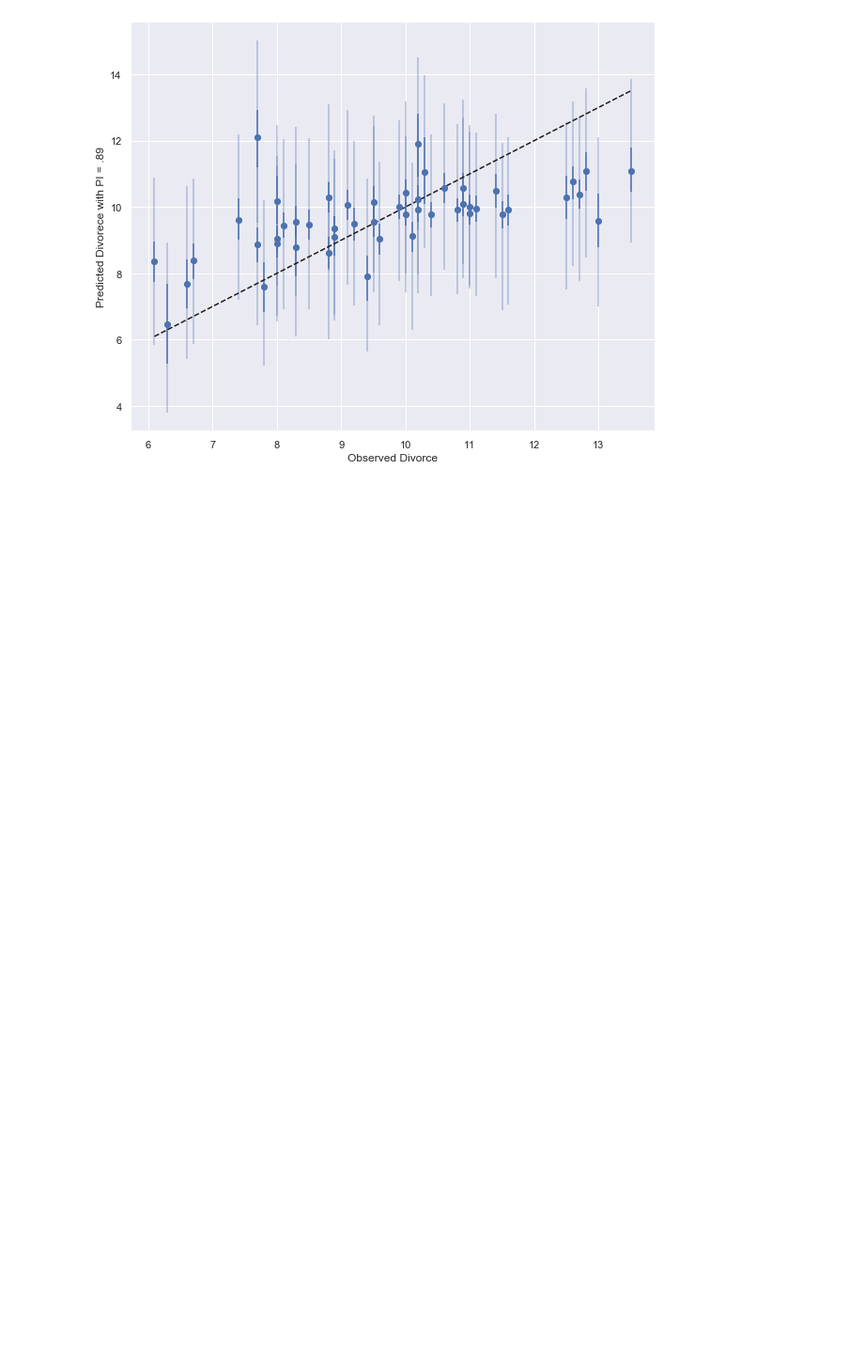
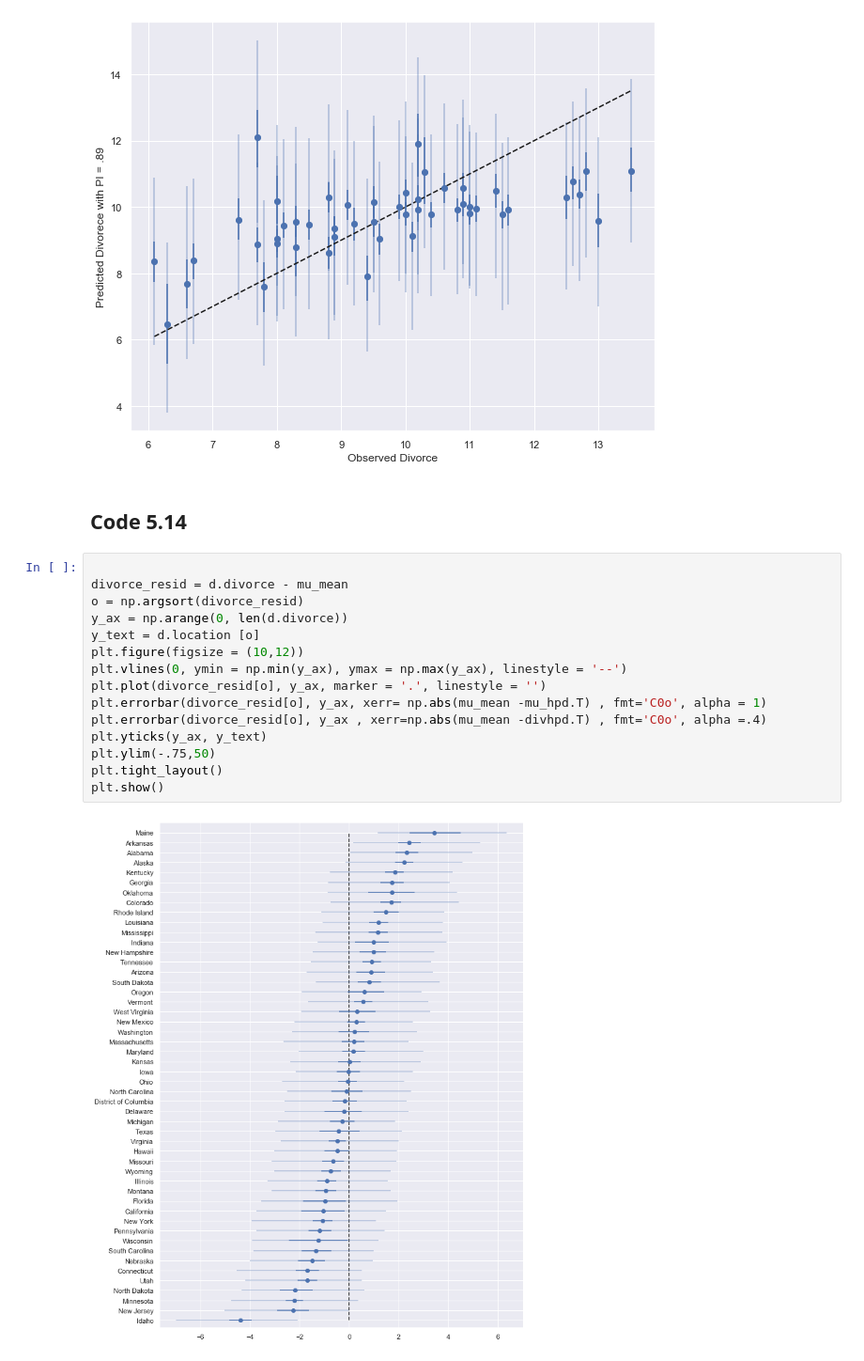
Before and after one commit to jkelley7/stat_rethinking, a Jupyter notebook: Chapter_5.ipynb, the cells around one changed output. Shown at 94% size. Drawn from its saved outputs; the diff is of its cells as text; blank space fills up the shorter version.

```diff
--- a/Chapter_5.ipynb
+++ b/Chapter_5.ipynb
@@ -308,3 +308,22 @@ min_x, max_x = d.divorce.min(), d.divorce.max()
 plt.plot([min_x, max_x], [min_x, max_x], 'k--');
 # %% [output]
 [figure]
+# %% [markdown]
+## Code 5.14
+# %%
+
+divorce_resid = d.divorce - mu_mean
+o = np.argsort(divorce_resid)
+y_ax = np.arange(0, len(d.divorce))
+y_text = d.location	[o]
+plt.figure(figsize = (10,12))
+plt.vlines(0, ymin = np.min(y_ax), ymax = np.max(y_ax), linestyle = '--')
+plt.plot(divorce_resid[o], y_ax, marker = '.', linestyle = '')
+plt.errorbar(divorce_resid[o], y_ax, xerr= np.abs(mu_mean -mu_hpd.T) , fmt='C0o', alpha = 1)
+plt.errorbar(divorce_resid[o], y_ax , xerr=np.abs(mu_mean -divhpd.T) , fmt='C0o', alpha =.4)
+plt.yticks(y_ax, y_text)
+plt.ylim(-.75,50)
+plt.tight_layout()
+plt.show()
+# %% [output]
+[figure, added]
```
Also changed, not shown: parts of 26 cells of this notebook.
